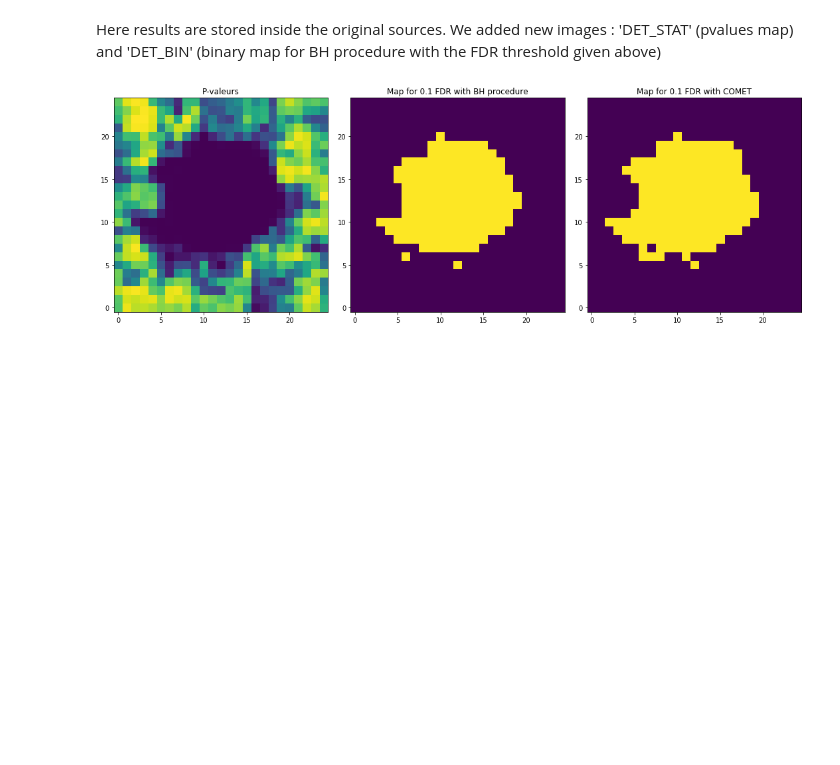
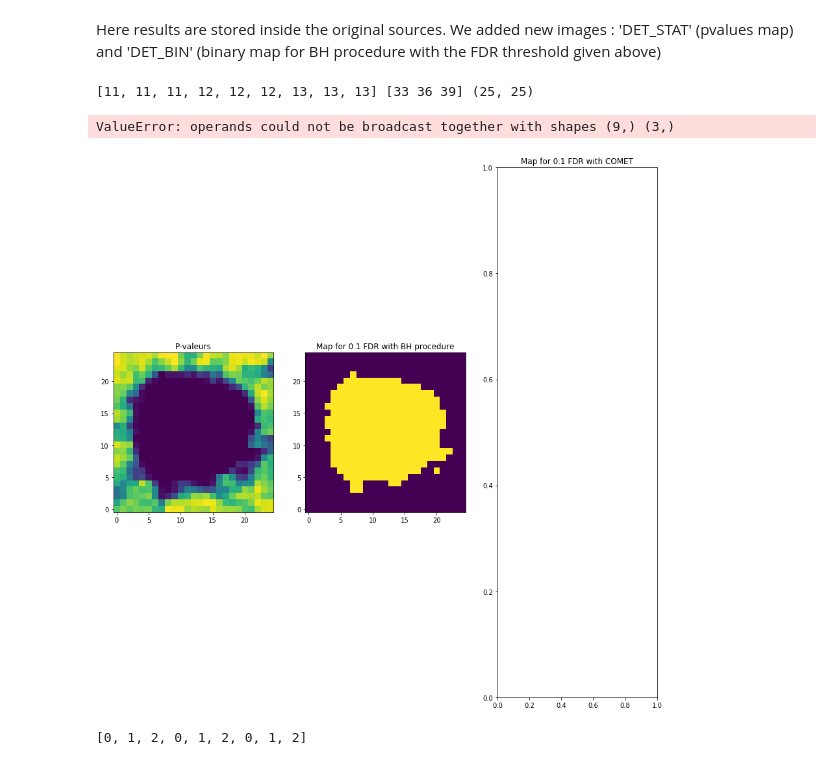
Before and after one commit to raphbacher/comet, a Jupyter notebook: Example Shade.ipynb, the cells around one changed output. Saved outputs shown, nothing was run; the diff lists cells and outputs as text; code cells hidden in the pictures; blank space fills up the shorter version.

```diff
--- a/Example Shade.ipynb
+++ b/Example Shade.ipynb
@@ -115,23 +122,29 @@ We added new images : 'DET_STAT' (pvalues map) and 'DET_BIN' (binary map for BH
 # %%
 plt.rcParams["figure.figsize"]=(15,15)
 plt.subplot(131)
 plt.title('P-valeurs')
 plt.imshow(shade1.listSources[0].images['DET_STAT'].data)
 plt.subplot(132)
 plt.title(u'Map for 0.1 FDR with BH procedure')
 # We can directly get the binary map shade1.listSources[0].images['DET_BIN']
 # or
 # we can compute a threshold for pvalues for another FDR and apply it on DET_STAT
 # In this case as in postprocess we put a 0.1 threshold.
 
 #Threshold on pvalues for FDR =0.1
 seuil=shade1.postprocessing.corrPvalueBH(shade1.listSources[0].images['DET_STAT'].data,0.1)
 plt.imshow(shade1.listSources[0].images['DET_STAT'].data<seuil)
 
 plt.subplot(133)
 # Here we exploit connexity (COMET approach) we get the following detection for a 0.1 FDR.
 plt.title(u'Map for 0.1 FDR with COMET')
-plt.imshow(proba_tools.connexAggr(shade1.listCorrArr[0],q=0.1))
+plt.imshow(proba_tools.connexAggr(shade1.listCorrArr[1],q=0.1))
 plt.tight_layout()
 # %% [output]
+[11, 11, 11, 12, 12, 12, 13, 13, 13] [33 36 39] (25, 25)
+ValueError: operands could not be broadcast together with shapes (9,) (3,)
-[figure, old version]
+[figure, new version]
+# %%
+list(range(3))*(3)
+# %% [output]
+[0, 1, 2, 0, 1, 2, 0, 1, 2]
```
Also changed, not shown: parts of 6 cells of this notebook, 7 other files.
